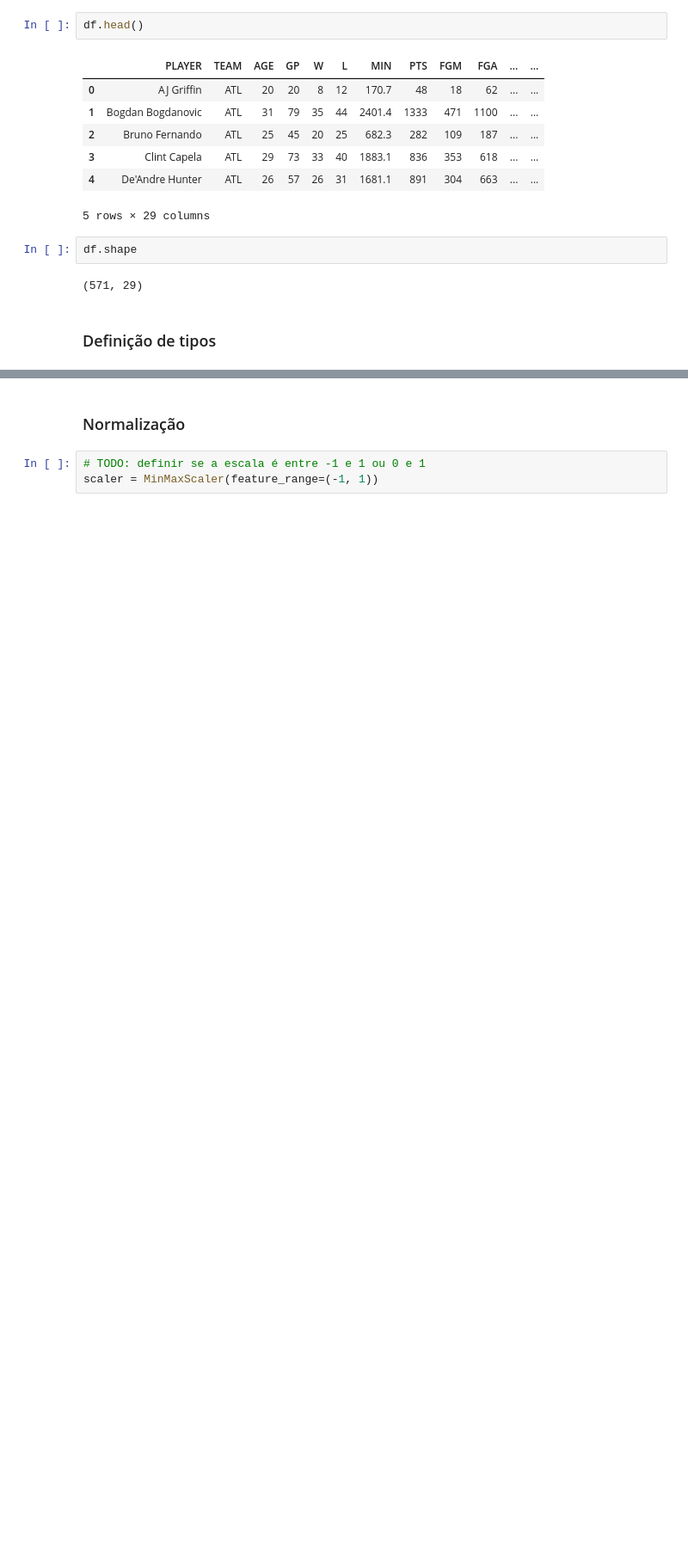
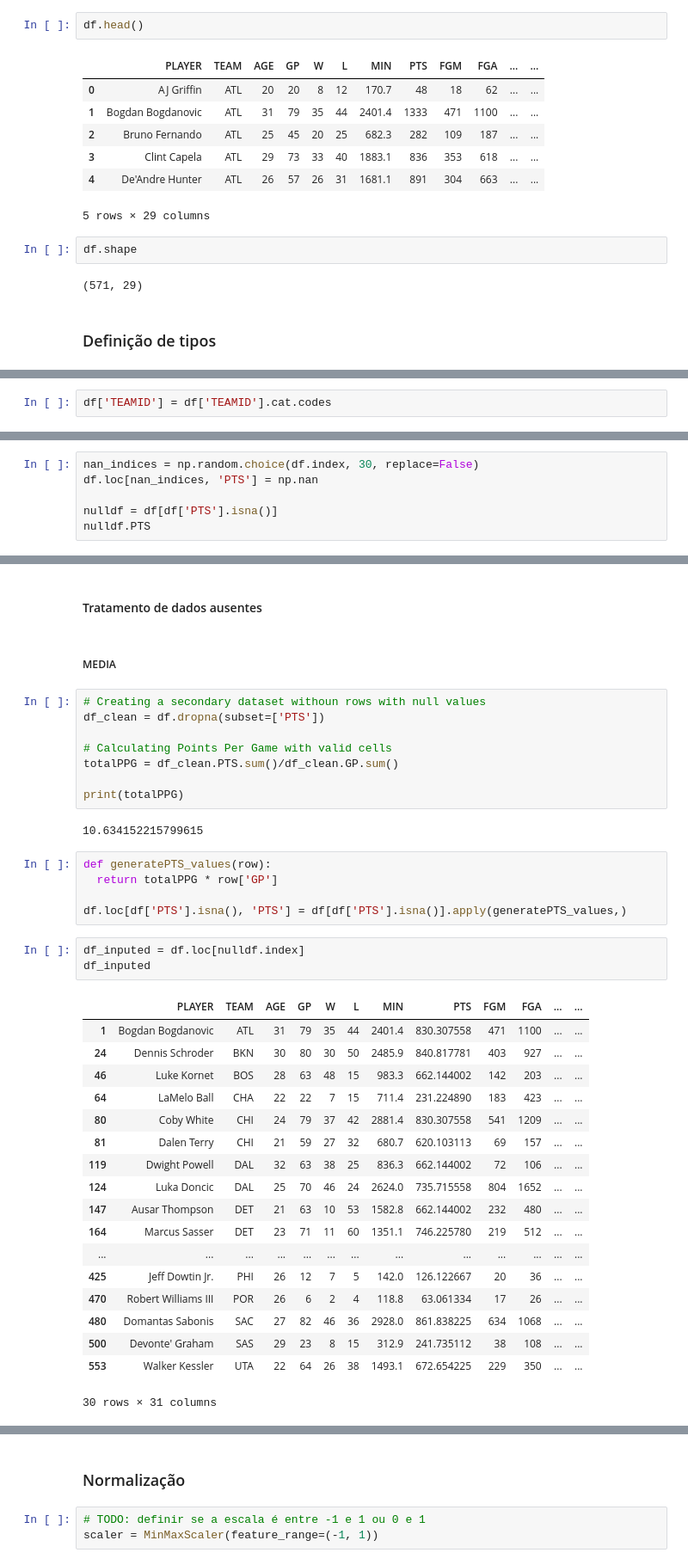
Before and after one commit to lss8/DataScienceNBA, a Jupyter notebook: Project_Data_Science.ipynb, the cells around one changed output, grey strips where cells are left out. Shown: that part at 86% size. Drawn from its saved outputs; the diff is of its cells as text; blank space fills up the shorter version.

Commit message:
Inicio tratamento de dados ausentes

```diff
--- a/Project_Data_Science.ipynb
+++ b/Project_Data_Science.ipynb
@@ -55,0 +63,2 @@ dtype: object
+# %%
+df['TEAMID'] = df['TEAMID'].cat.codes
@@ -77 +104,7 @@ TD3       False
 dtype: bool
+# %%
+nan_indices = np.random.choice(df.index, 30, replace=False)
+df.loc[nan_indices, 'PTS'] = np.nan
+
+nulldf = df[df['PTS'].isna()]
+nulldf.PTS
@@ -77,0 +193,41 @@ dtype: bool
+# %% [markdown]
+#### Tratamento de dados ausentes
+# %% [markdown]
+##### MEDIA
+# %%
+# Creating a secondary dataset withoun rows with null values
+df_clean = df.dropna(subset=['PTS'])
+
+# Calculating Points Per Game with valid cells
+totalPPG = df_clean.PTS.sum()/df_clean.GP.sum()
+
+print(totalPPG)
+# %% [output]
+10.634152215799615
+# %%
+def generatePTS_values(row):
+  return totalPPG * row['GP']
+
+df.loc[df['PTS'].isna(), 'PTS'] = df[df['PTS'].isna()].apply(generatePTS_values,)
+# %%
+df_inputed = df.loc[nulldf.index]
+df_inputed
+# %% [output]
+|  | PLAYER | TEAM | AGE | GP | W | L | MIN | PTS | FGM | FGA | ... | ... |
+| 1 | Bogdan Bogdanovic | ATL | 31 | 79 | 35 | 44 | 2401.4 | 830.307558 | 471 | 1100 | ... | ... |
+| 24 | Dennis Schroder | BKN | 30 | 80 | 30 | 50 | 2485.9 | 840.817781 | 403 | 927 | ... | ... |
+| 46 | Luke Kornet | BOS | 28 | 63 | 48 | 15 | 983.3 | 662.144002 | 142 | 203 | ... | ... |
+| 64 | LaMelo Ball | CHA | 22 | 22 | 7 | 15 | 711.4 | 231.224890 | 183 | 423 | ... | ... |
+| 80 | Coby White | CHI | 24 | 79 | 37 | 42 | 2881.4 | 830.307558 | 541 | 1209 | ... | ... |
+| 81 | Dalen Terry | CHI | 21 | 59 | 27 | 32 | 680.7 | 620.103113 | 69 | 157 | ... | ... |
+| 119 | Dwight Powell | DAL | 32 | 63 | 38 | 25 | 836.3 | 662.144002 | 72 | 106 | ... | ... |
+| 124 | Luka Doncic | DAL | 25 | 70 | 46 | 24 | 2624.0 | 735.715558 | 804 | 1652 | ... | ... |
+| 147 | Ausar Thompson | DET | 21 | 63 | 10 | 53 | 1582.8 | 662.144002 | 232 | 480 | ... | ... |
+| 164 | Marcus Sasser | DET | 23 | 71 | 11 | 60 | 1351.1 | 746.225780 | 219 | 512 | ... | ... |
+| ... | ... | ... | ... | ... | ... | ... | ... | ... | ... | ... | ... | ... |
+| 425 | Jeff Dowtin Jr. | PHI | 26 | 12 | 7 | 5 | 142.0 | 126.122667 | 20 | 36 | ... | ... |
+| 470 | Robert Williams III | POR | 26 | 6 | 2 | 4 | 118.8 | 63.061334 | 17 | 26 | ... | ... |
+| 480 | Domantas Sabonis | SAC | 27 | 82 | 46 | 36 | 2928.0 | 861.838225 | 634 | 1068 | ... | ... |
+| 500 | Devonte' Graham | SAS | 29 | 23 | 8 | 15 | 312.9 | 241.735112 | 38 | 108 | ... | ... |
+| 553 | Walker Kessler | UTA | 22 | 64 | 26 | 38 | 1493.1 | 672.654225 | 229 | 350 | ... | ... |
+30 rows × 31 columns
```
Also changed, not shown: parts of 16 cells of this notebook.
